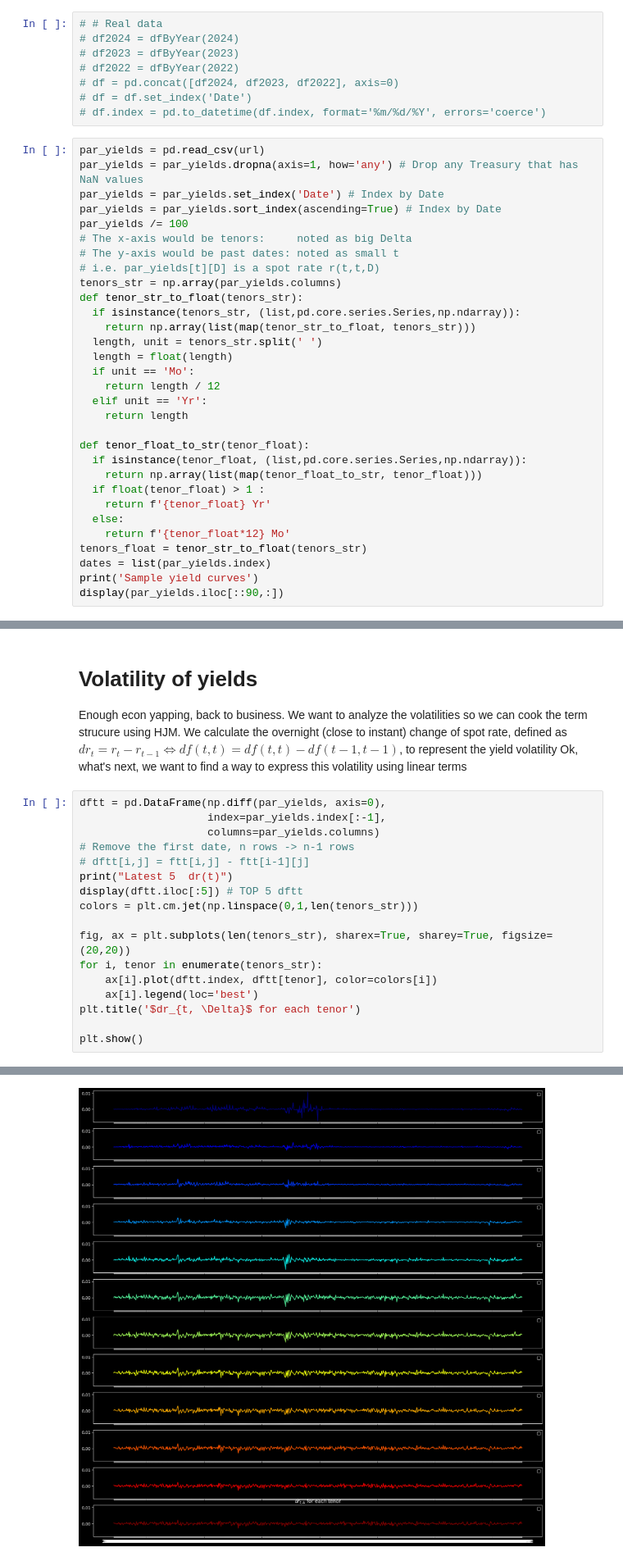
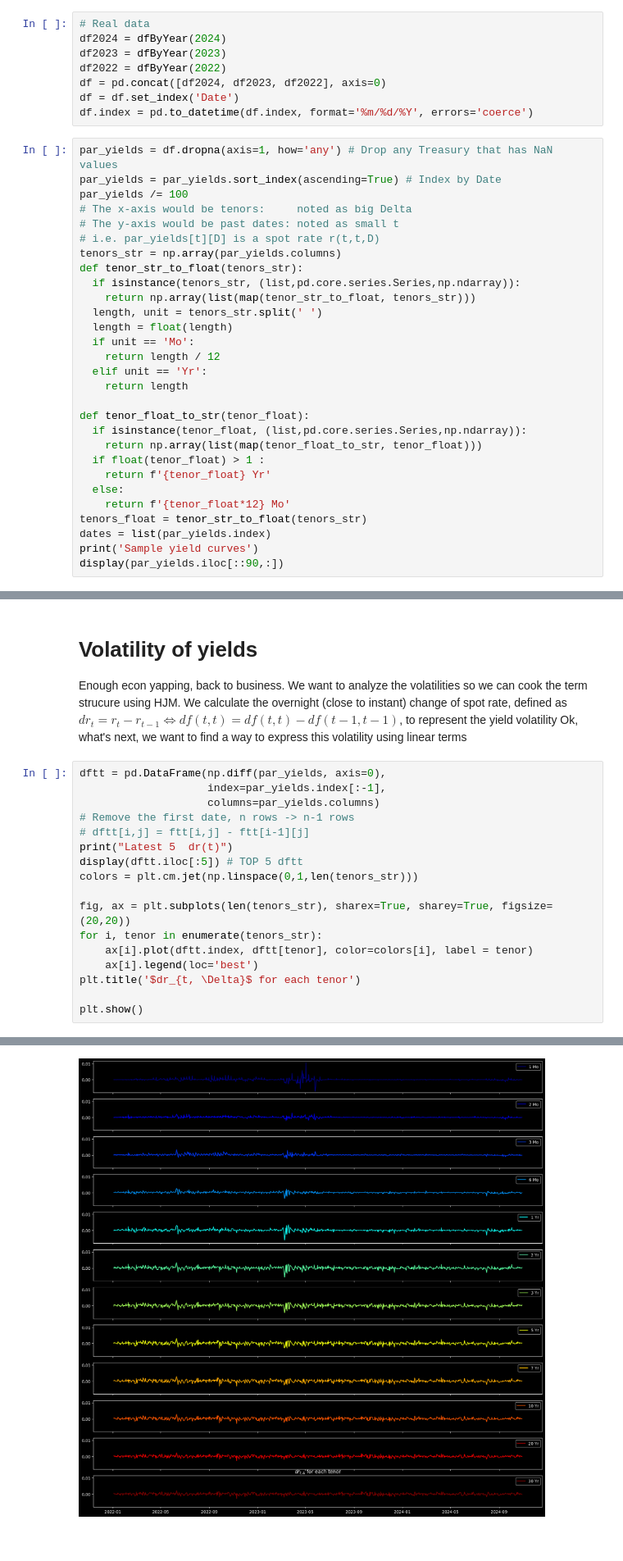
Before and after one commit to bentondecusin/HJM, a Jupyter notebook: hjm_3f_US_treasury.ipynb, the cells around one changed output, grey strips where cells are left out. Shown at 82% size. Cells and saved outputs as stored; diff of their text form.

```diff
--- a/hjm_3f_US_treasury.ipynb
+++ b/hjm_3f_US_treasury.ipynb
@@ -56,17 +43,15 @@ url = "https://raw.githubusercontent.com/bentondecusin/HJM/refs/heads/main/govie
 def dfByYear(yr):
     return pd.read_csv(f"https://home.treasury.gov/resource-center/data-chart-center/interest-rates/daily-treasury-rates.csv/{yr}/all?type=daily_treasury_yield_curve&field_tdr_date_value={yr}&page&_format=csv")
 # %%
-# # Real data
-# df2024 = dfByYear(2024)
-# df2023 = dfByYear(2023)
-# df2022 = dfByYear(2022)
-# df = pd.concat([df2024, df2023, df2022], axis=0)
-# df = df.set_index('Date')
-# df.index = pd.to_datetime(df.index, format='%m/%d/%Y', errors='coerce')
+# Real data
+df2024 = dfByYear(2024)
+df2023 = dfByYear(2023)
+df2022 = dfByYear(2022)
+df = pd.concat([df2024, df2023, df2022], axis=0)
+df = df.set_index('Date')
+df.index = pd.to_datetime(df.index, format='%m/%d/%Y', errors='coerce')
 # %%
-par_yields = pd.read_csv(url)
-par_yields = par_yields.dropna(axis=1, how='any') # Drop any Treasury that has NaN values
-par_yields = par_yields.set_index('Date') # Index by Date
+par_yields = df.dropna(axis=1, how='any') # Drop any Treasury that has NaN values
 par_yields = par_yields.sort_index(ascending=True) # Index by Date
 par_yields /= 100
 # The x-axis would be tenors:     noted as big Delta
@@ -157,7 +143,7 @@ colors = plt.cm.jet(np.linspace(0,1,len(tenors_str)))
 
 fig, ax = plt.subplots(len(tenors_str), sharex=True, sharey=True, figsize=(20,20))
 for i, tenor in enumerate(tenors_str):
-    ax[i].plot(dftt.index, dftt[tenor], color=colors[i])
+    ax[i].plot(dftt.index, dftt[tenor], color=colors[i], label = tenor)
     ax[i].legend(loc='best')
 plt.title('$dr_{t, \Delta}$ for each tenor')
 
@@ -186,4 +160,4 @@ WARNING:matplotlib.legend:No artists with labels found to put in legend.  Note t
-[figure, old version]
+[figure, new version]
 # %% [markdown]
 One more yapping, look at the 1-month T-bill yields, they are mad volatile. We will see the reasoning later in the blog.
 # PCA
```
Also changed, not shown: parts of 14 cells of this notebook, 1 other file.
